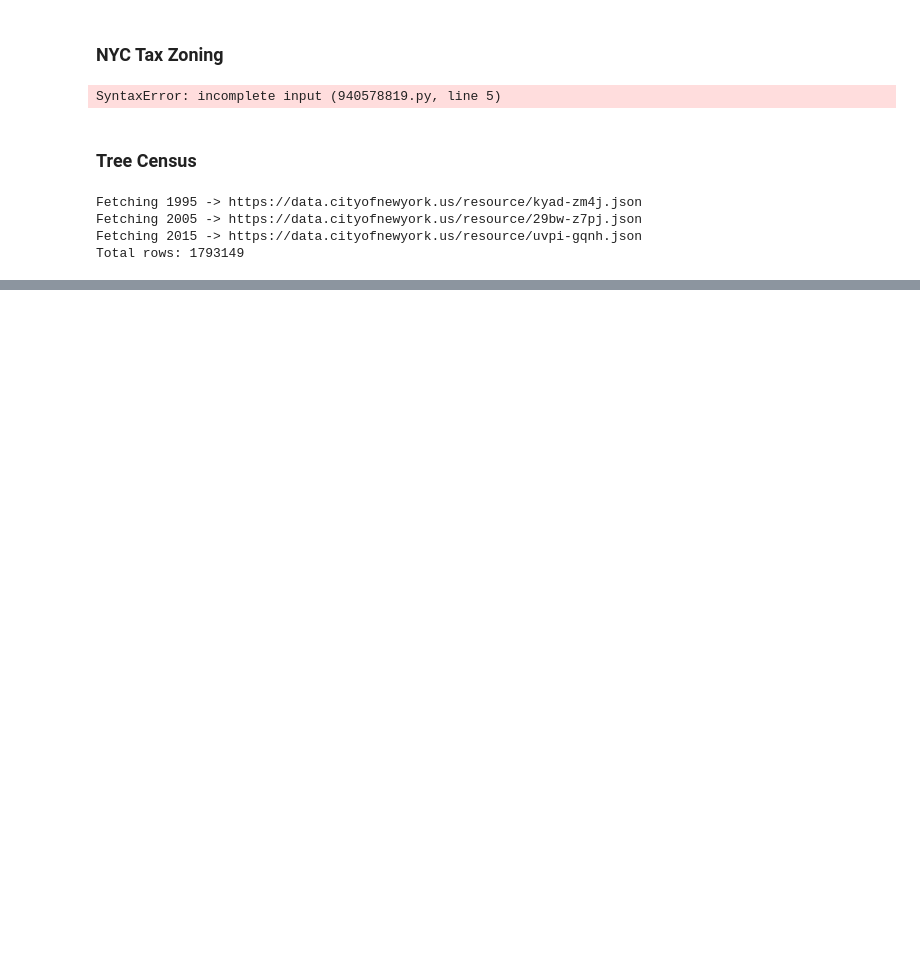
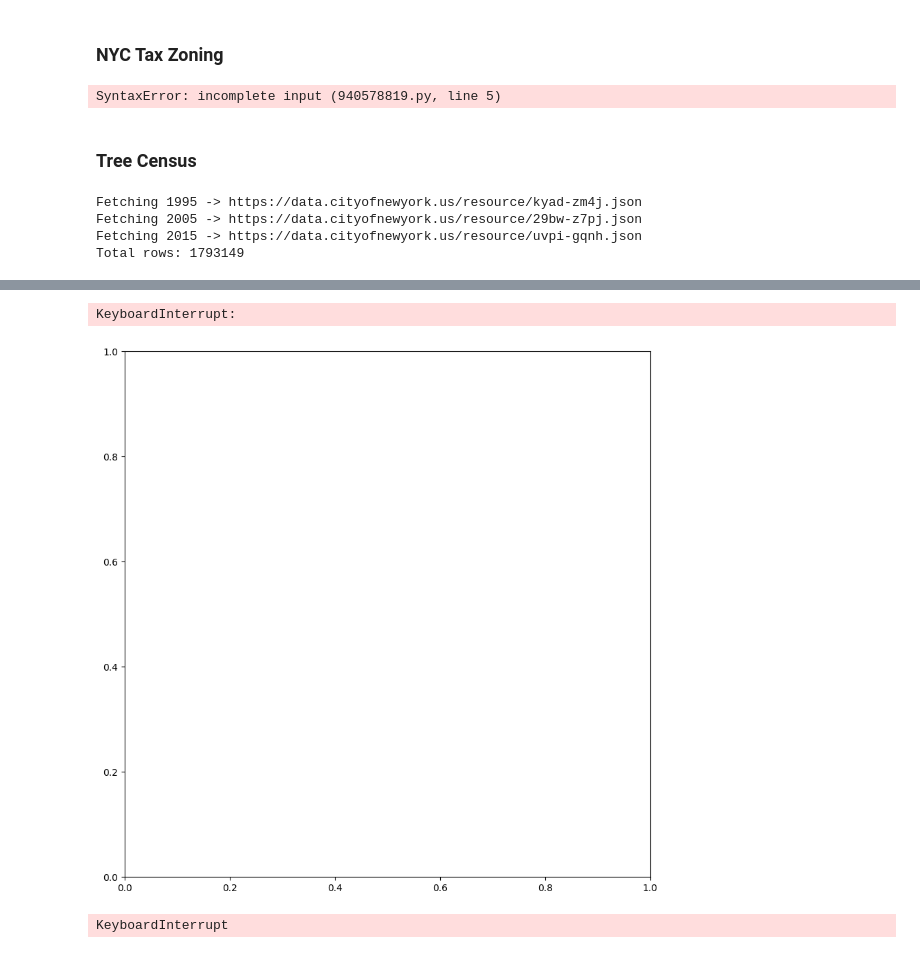
Before and after one commit to jhnboyy/CUNY_SPS_WORK, a Jupyter notebook: FALL2025/DATA698/PullingCapstoneData.ipynb, the cells around one changed output, grey strips where cells are left out. Cells and saved outputs as stored; diff of their text form; code cells hidden in the pictures; blank space fills up the shorter version.

```diff
--- a/FALL2025/DATA698/PullingCapstoneData.ipynb
+++ b/FALL2025/DATA698/PullingCapstoneData.ipynb
@@ -985,0 +552,6 @@ nyc_building_energy[['supermarkets_grocery_gross']].drop_duplicates()
+# %%
+from geopy.geocoders import Nominatim
+geolocator = Nominatim(user_agent="capstone_test")
+# %%
+results = []
+failed = []
@@ -1073,0 +851,17 @@ nyc_tree_census.to_csv("NYC_tree_census.csv", index=False )
+# %%
+import geopandas as gpd
+import fiona
+# Path to your geodatabase (.gdb)
+gdb_path = r"C:\Users\johnf\Downloads\Tree_Canopy_Change (1)\Tree_Canopy_Change\NYC_TreeCanopyChange_2010_2017.gdb"
+
+# List all layers in the geodatabase
+layers = fiona.listlayers(gdb_path)
+print("Layers available:", layers)
+
+# Read a specific layer into a GeoDataFrame
+gdf = gpd.read_file(gdb_path, layer=layers[0])  # Replace [0] with your desired layer
+print(gdf.head())
+
+# Optional: save as shapefile or GeoJSON
+#gdf.to_file("output.shp")
+#gdf.to_file("output.geojson", driver="GeoJSON")
@@ -1073,0 +885,47 @@ nyc_tree_census.to_csv("NYC_tree_census.csv", index=False )
+# %%
+import matplotlib.pyplot as plt
+
+# If geometries are invalid, this fixes many issues
+gdf = gdf.set_geometry(gdf.geometry.buffer(0))
+
+fig, ax = plt.subplots(figsize=(10, 10))
+gdf.plot(
+    ax=ax,
+    column="Class",          # categorical: "Change", "No Change"
+    categorical=True,
+    alpha=0.7,
+    linewidth=0.2,
+    edgecolor="black",
+    legend=True,
+)
+ax.set_axis_off()
+ax.set_title("Tree Canopy Change (2010–2017)")
+plt.tight_layout()
+plt.show()
+# %% [output]
+KeyboardInterrupt:
+[figure, added]
+# %%
+# pip install contextily
+import contextily as ctx
+
+# Reproject to Web Mercator (required for contextily)
+gdf_3857 = gdf.to_crs(3857)
+
+fig, ax = plt.subplots(figsize=(10, 10))
+gdf_3857.plot(
+    ax=ax,
+    column="Class",
+    categorical=True,
+    alpha=0.6,
+    linewidth=0.2,
+    edgecolor="black",
+    legend=True,
+)
+ctx.add_basemap(ax, source=ctx.providers.Stamen.TonerLite)  # pick any provider
+ax.set_axis_off()
+ax.set_title("Tree Canopy Change over Basemap")
+plt.tight_layout()
+plt.show()
+# %% [output]
+KeyboardInterrupt
```
Also changed, not shown: parts of 72 cells of this notebook, 10 other files.
